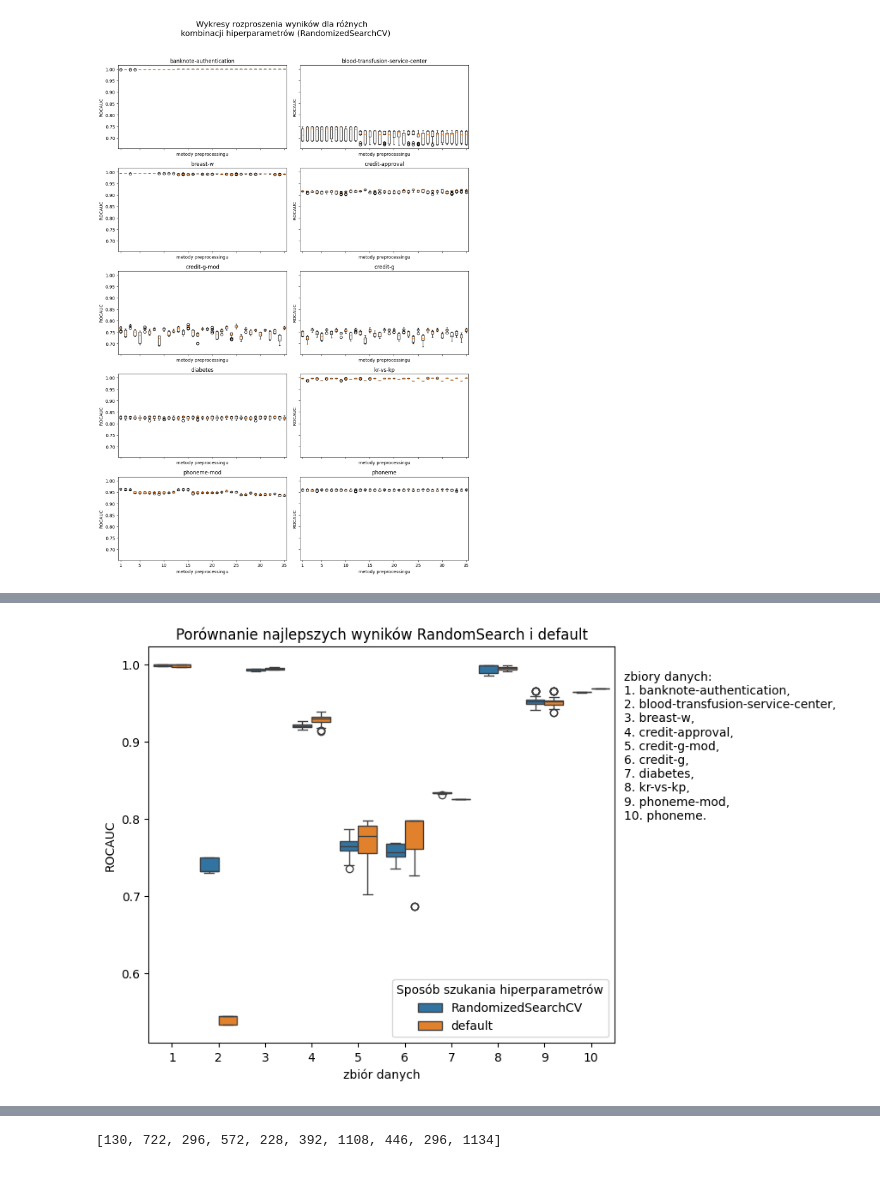
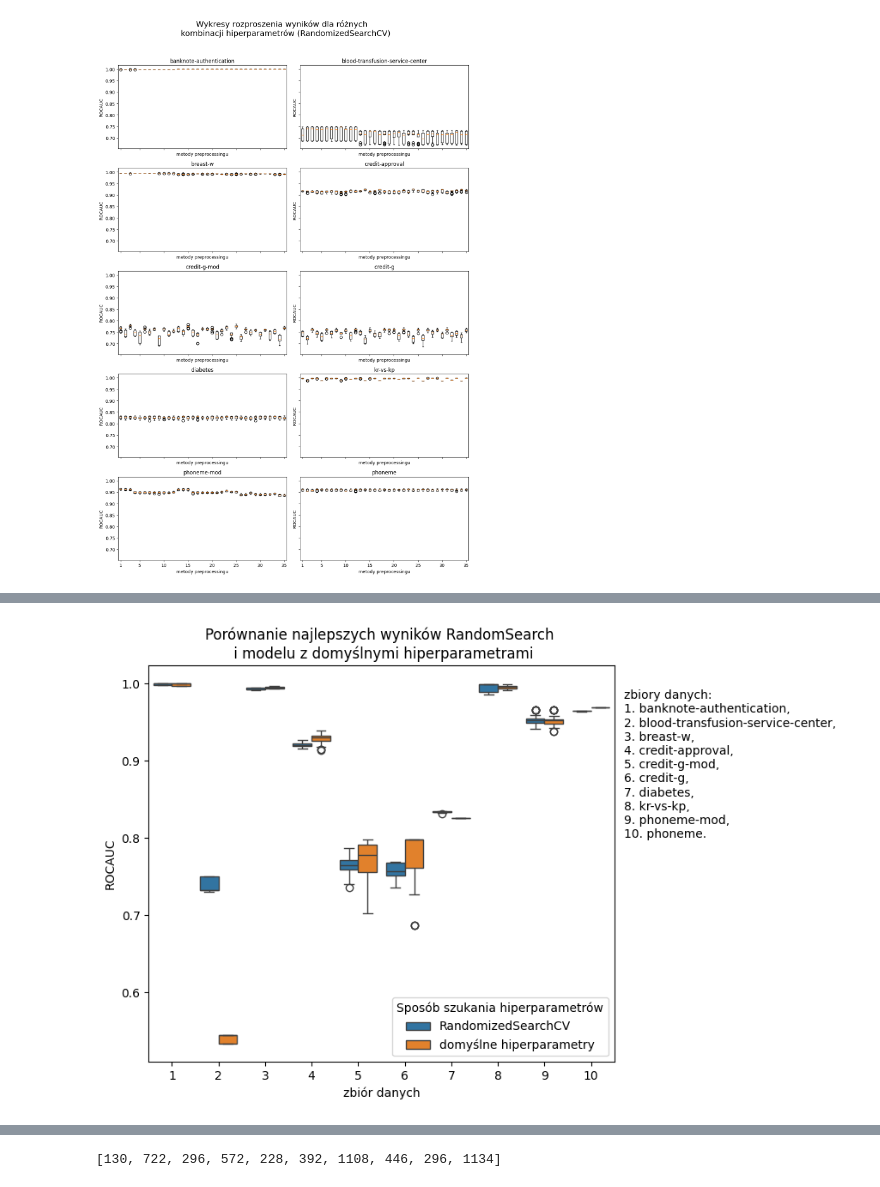
Before and after one commit to IgorLechoszest/-LIC-Igor-Lechoszest, a Jupyter notebook: LIC-kody.ipynb, the cells around one changed output, grey strips where cells are left out. Cells and saved outputs as stored; diff of their text form; code cells hidden in the pictures.

```diff
--- a/LIC-kody.ipynb
+++ b/LIC-kody.ipynb
@@ -454,23 +476,23 @@ plt.show()
 # %%
 #porównanie wyników najlepszych hiperparametrów z RandomSearchCV i domyślnych
 df1_melted = bestRS.melt(ignore_index=False).reset_index()
 df1_melted.columns = ["zbiór", "metoda preprocessingu", "ROCAUC"]
 df1_melted["Macierz"] = "RandomizedSearchCV"
 
 df2_melted = wynikitestmodel.melt(ignore_index=False).reset_index()
 df2_melted.columns = ["zbiór", "metoda preprocessingu", "ROCAUC"]
-df2_melted["Macierz"] = "default"
+df2_melted["Macierz"] = "domyślne hiperparametry"
 
 df_combined = pd.concat([df1_melted, df2_melted])
 
 # Tworzenie boxplotu porównującego wartości wierszy
 plt.figure(figsize=(7, 6))
 fig = sns.boxplot(x="zbiór", y="ROCAUC", hue="Macierz", data=df_combined)
 fig.text(9.7, 0.8, "zbiory danych: \n" + str, fontsize=10)
 plt.xlabel("zbiór danych")
 plt.ylabel("ROCAUC")
-plt.title("Porównanie najlepszych wyników RandomSearch i default")
+plt.title("Porównanie najlepszych wyników RandomSearch \n i modelu z domyślnymi hiperparametrami")
 plt.legend(title="Sposób szukania hiperparametrów")
 plt.show()
 # %% [output]
-[figure, old version]
+[figure, new version]
```
Also changed, not shown: parts of 6 cells of this notebook, 6 other files.
